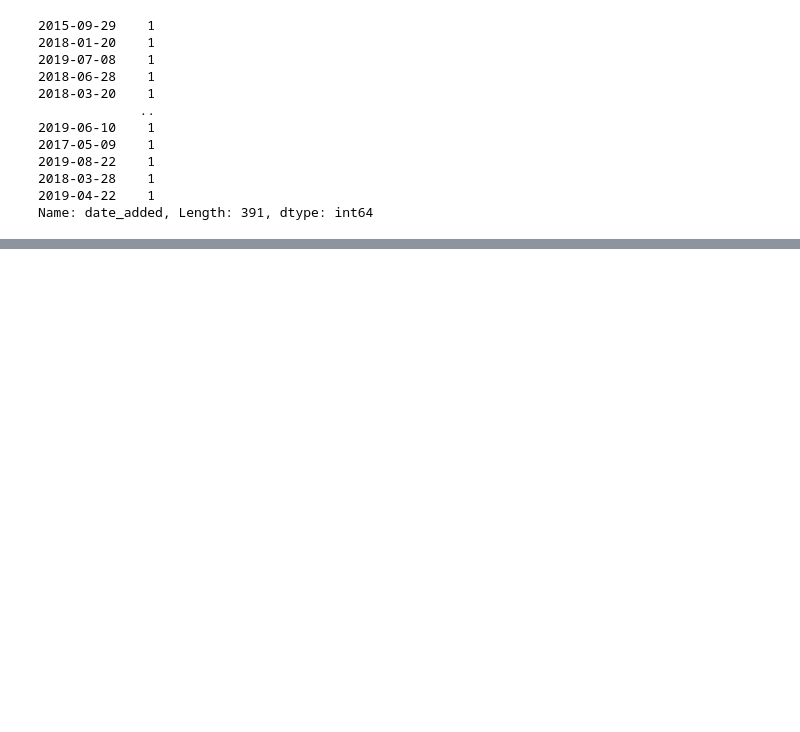
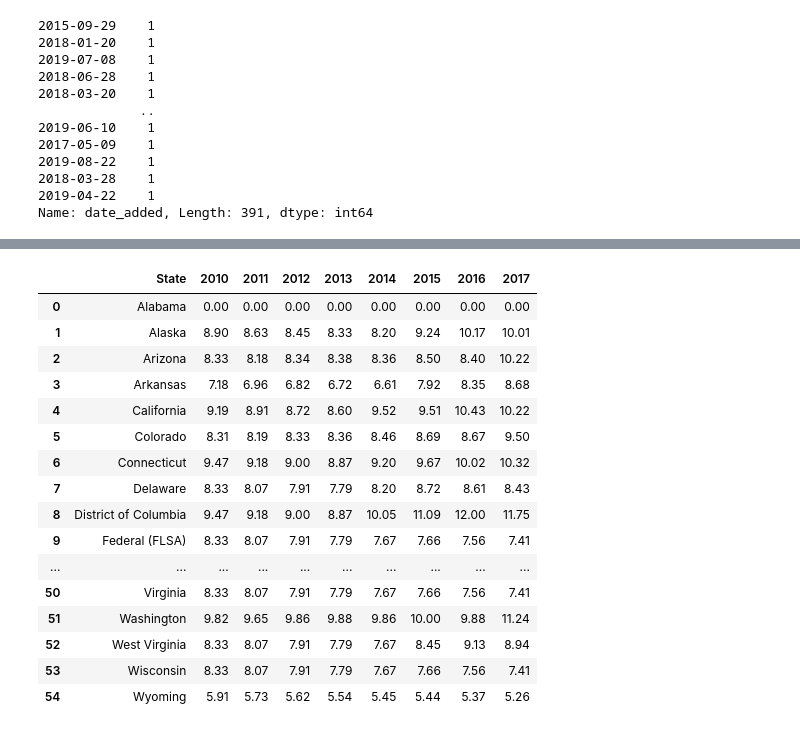
Before and after one commit to feihong/jupyterlab-examples, a Jupyter notebook: exercises.ipynb, the cells around one changed output, grey strips where cells are left out. Saved outputs shown, nothing was run; the diff lists cells and outputs as text; code cells hidden in the pictures; blank space fills up the shorter version.

```diff
--- a/exercises.ipynb
+++ b/exercises.ipynb
@@ -218,0 +288,22 @@ Name: date_added, Length: 391, dtype: int64
+# %%
+min_wages = pd.read_csv('minimum_wage.csv')
+# min_wages.info()
+min_wages
+# %% [output]
+|  | State | 2010 | 2011 | 2012 | 2013 | 2014 | 2015 | 2016 | 2017 |
+| 0 | Alabama | 0.00 | 0.00 | 0.00 | 0.00 | 0.00 | 0.00 | 0.00 | 0.00 |
+| 1 | Alaska | 8.90 | 8.63 | 8.45 | 8.33 | 8.20 | 9.24 | 10.17 | 10.01 |
+| 2 | Arizona | 8.33 | 8.18 | 8.34 | 8.38 | 8.36 | 8.50 | 8.40 | 10.22 |
+| 3 | Arkansas | 7.18 | 6.96 | 6.82 | 6.72 | 6.61 | 7.92 | 8.35 | 8.68 |
+| 4 | California | 9.19 | 8.91 | 8.72 | 8.60 | 9.52 | 9.51 | 10.43 | 10.22 |
+| 5 | Colorado | 8.31 | 8.19 | 8.33 | 8.36 | 8.46 | 8.69 | 8.67 | 9.50 |
+| 6 | Connecticut | 9.47 | 9.18 | 9.00 | 8.87 | 9.20 | 9.67 | 10.02 | 10.32 |
+| 7 | Delaware | 8.33 | 8.07 | 7.91 | 7.79 | 8.20 | 8.72 | 8.61 | 8.43 |
+| 8 | District of Columbia | 9.47 | 9.18 | 9.00 | 8.87 | 10.05 | 11.09 | 12.00 | 11.75 |
+| 9 | Federal (FLSA) | 8.33 | 8.07 | 7.91 | 7.79 | 7.67 | 7.66 | 7.56 | 7.41 |
+| ... | ... | ... | ... | ... | ... | ... | ... | ... | ... |
+| 50 | Virginia | 8.33 | 8.07 | 7.91 | 7.79 | 7.67 | 7.66 | 7.56 | 7.41 |
+| 51 | Washington | 9.82 | 9.65 | 9.86 | 9.88 | 9.86 | 10.00 | 9.88 | 11.24 |
+| 52 | West Virginia | 8.33 | 8.07 | 7.91 | 7.79 | 7.67 | 8.45 | 9.13 | 8.94 |
+| 53 | Wisconsin | 8.33 | 8.07 | 7.91 | 7.79 | 7.67 | 7.66 | 7.56 | 7.41 |
+| 54 | Wyoming | 5.91 | 5.73 | 5.62 | 5.54 | 5.45 | 5.44 | 5.37 | 5.26 |
```
Also changed, not shown: parts of 7 cells of this notebook, 2 other files.
